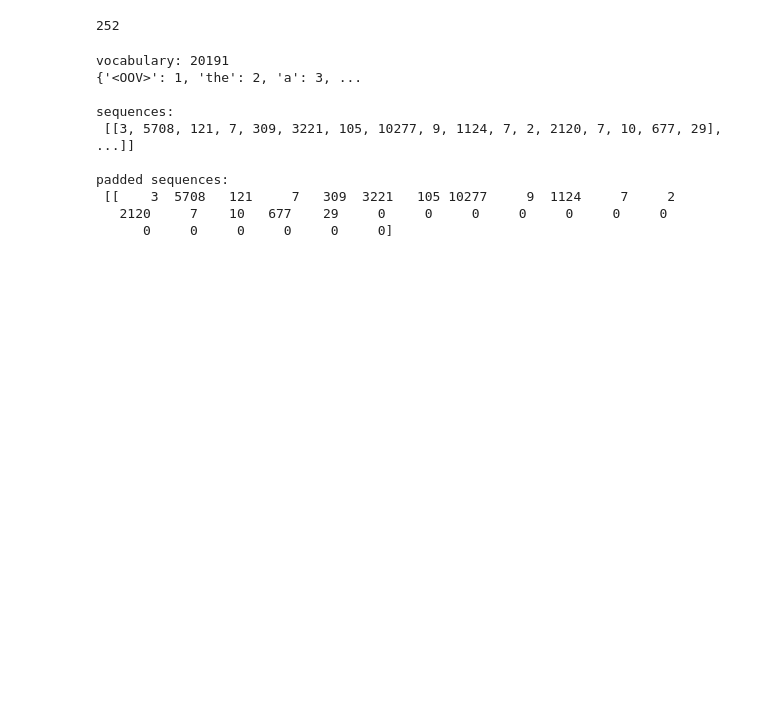
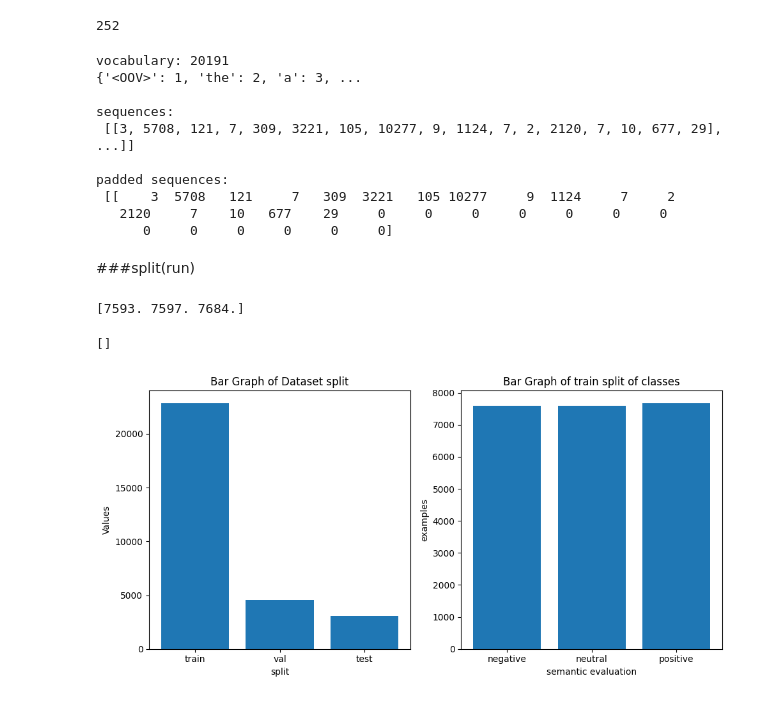
Before and after one commit to almog19/Sentiment-Analysis-, a Jupyter notebook: docs/model.ipynb, the cells around one changed output. Cells and saved outputs as stored; diff of their text form; code cells hidden in the pictures; blank space fills up the shorter version.

```diff
--- a/docs/model.ipynb
+++ b/docs/model.ipynb
@@ -71,3 +71,49 @@ padded sequences:
  [[    3  5708   121     7   309  3221   105 10277     9  1124     7     2
    2120     7    10   677    29     0     0     0     0     0     0     0
       0     0     0     0     0     0]
+# %% [markdown]
+###split(run)
+# %%
+dataset = tf.data.Dataset.from_tensor_slices((padded_sequences, y))
+dataset = dataset.shuffle(buffer_size=len(padded_sequences), reshuffle_each_iteration=False)
+
+N = len(padded_sequences)
+train_size = int(0.75 * N)
+val_size   = int(0.15 * N)
+test_size  = N - train_size - val_size
+
+train_ds = dataset.take(train_size)
+val_ds   = dataset.skip(train_size).take(val_size)
+test_ds  = dataset.skip(train_size + val_size)
+
+train_ds = train_ds.batch(32).prefetch(tf.data.AUTOTUNE)
+val_ds   = val_ds.batch(32).prefetch(tf.data.AUTOTUNE)
+test_ds  = test_ds.batch(32).prefetch(tf.data.AUTOTUNE)
+
+X_values = ("train","val","test")
+y_values = (train_size,val_size,test_size)
+
+fig,axarr = plt.subplots(1,2,figsize=(10,5))
+
+axarr[0].bar(X_values,y_values)
+
+axarr[0].set_xlabel('split')
+axarr[0].set_ylabel('Values')
+axarr[0].set_title('Bar Graph of Dataset split')
+
+counter = np.zeros(len(classes))
+for _,y_batched in train_ds:
+  for y_ in y_batched:
+    counter[int(y_*(len(classes)-1))]+=1
+print(counter)
+axarr[1].bar(classes,counter)
+axarr[1].set_xlabel('semantic evaluation')
+axarr[1].set_ylabel('examples')
+axarr[1].set_title('Bar Graph of train split of classes')
+
+plt.tight_layout()
+plt.plot()
+# %% [output]
+[7593. 7597. 7684.]
+[]
+[figure, added]
```
